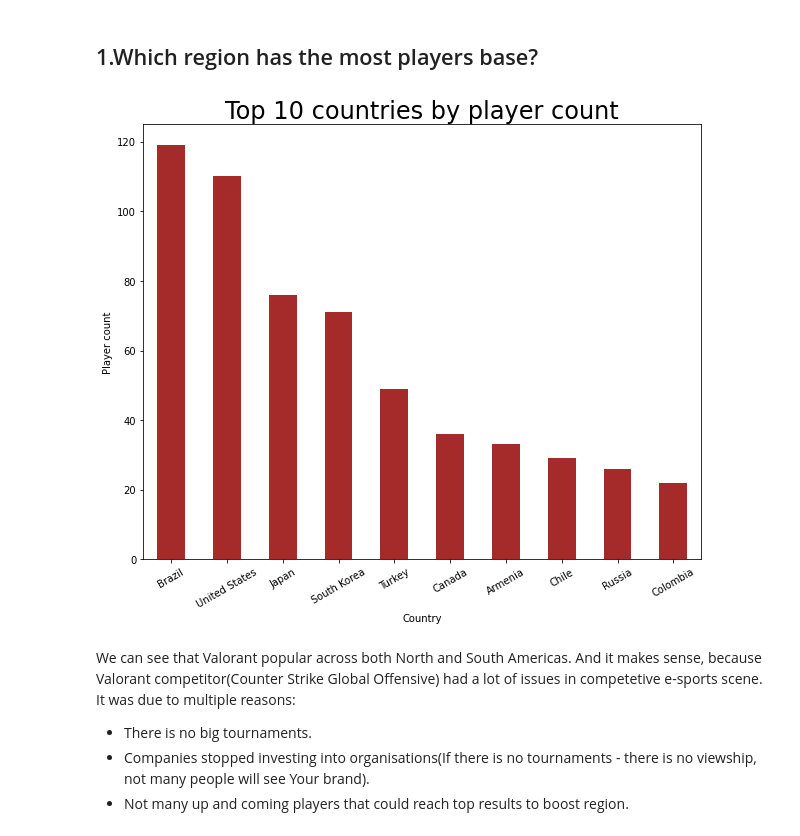
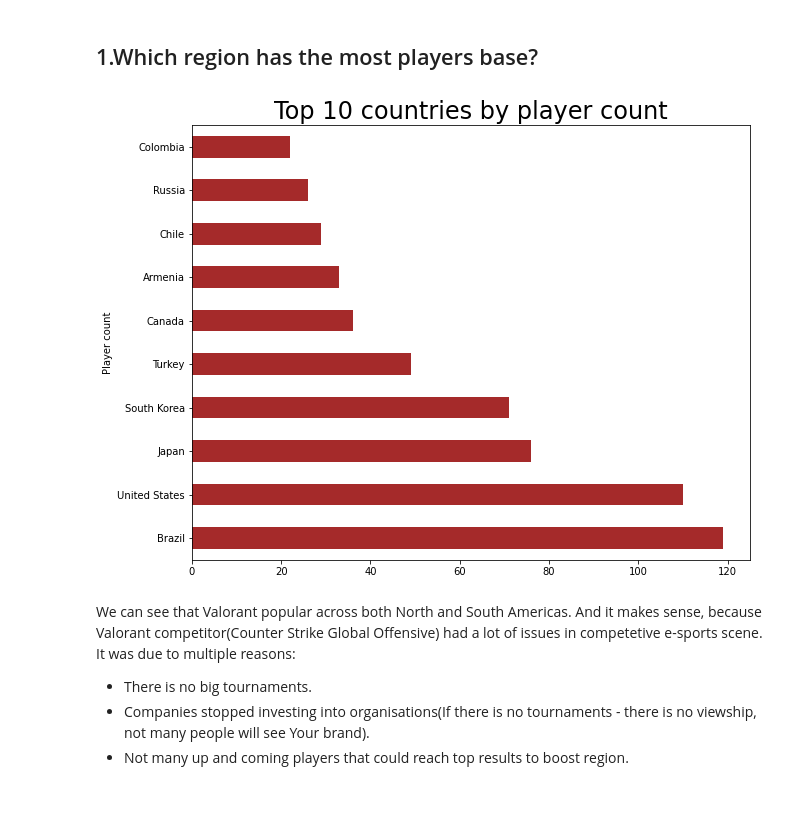
Before and after one commit to NickChirgin/valorant_data_analysis, a Jupyter notebook: analysis.ipynb, the cells around one changed output. Drawn from its saved outputs; the diff is of its cells as text; code cells hidden in the pictures; blank space fills up the shorter version.

```diff
--- a/analysis.ipynb
+++ b/analysis.ipynb
@@ -33,3 +44,6 @@ df = pd.read_csv('valorant_stats.csv', sep=',')
+# %%
+df['HS%'] = df['HS%'].str.replace('%', '').astype(int)
+df['FBSR'] = df['FBSR'].str.replace('%', '').astype(int)
 # %%
 df.isnull().sum()
 #Since we have a clean data right right away we can start our analysis
@@ -53,16 +67,14 @@ dtype: int64
 ## 1.Which region has the most players base?
 # %%
 player_by_country = df.groupby(['Country'])['Player'].count().sort_values(ascending=False).head(10)
-player_by_country
-#Since there too many countries showing all of the countries would mess our space, so lets show the top 10
+#Since there too many countries showing all of the countries would mess our space, lets show the top 10
 plt.figure(figsize=(10, 8))
-player_by_country.plot(kind='bar', color='brown')
+player_by_country.plot(kind='barh', color='brown')
 plt.title('Top 10 countries by player count', fontdict={'fontsize': 24})
 plt.ylabel('Player count')
-plt.xticks(rotation=30)
 plt.show()
 # %% [output]
-[figure, old version]
+[figure, new version]
 # %% [markdown]
 We can see that Valorant popular across both North and South Americas. And it makes sense, because Valorant competitor(Counter Strike Global Offensive) had a lot of issues in competetive e-sports scene. It was due to multiple reasons:
   * There is no big tournaments.
```
Also changed, not shown: parts of 12 cells of this notebook.
